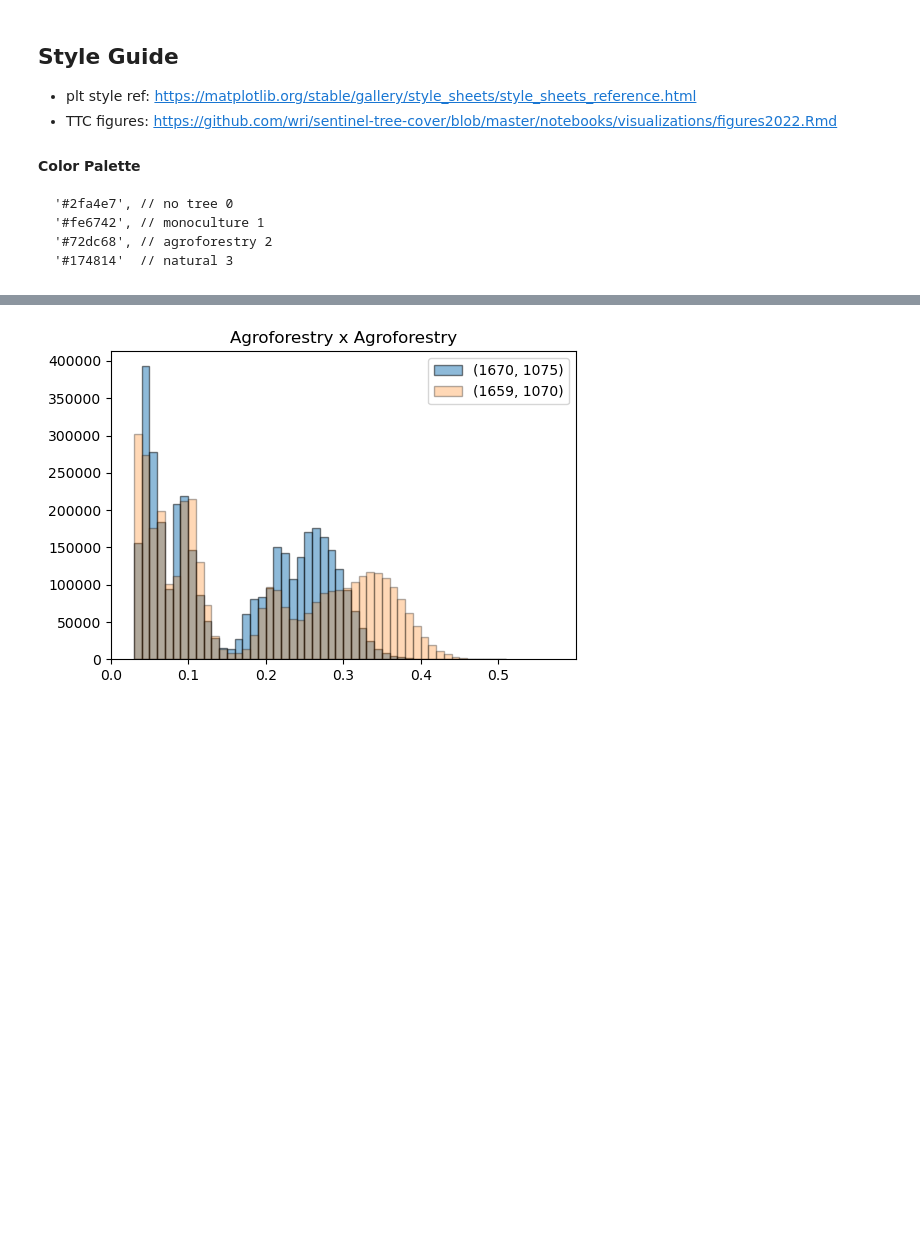
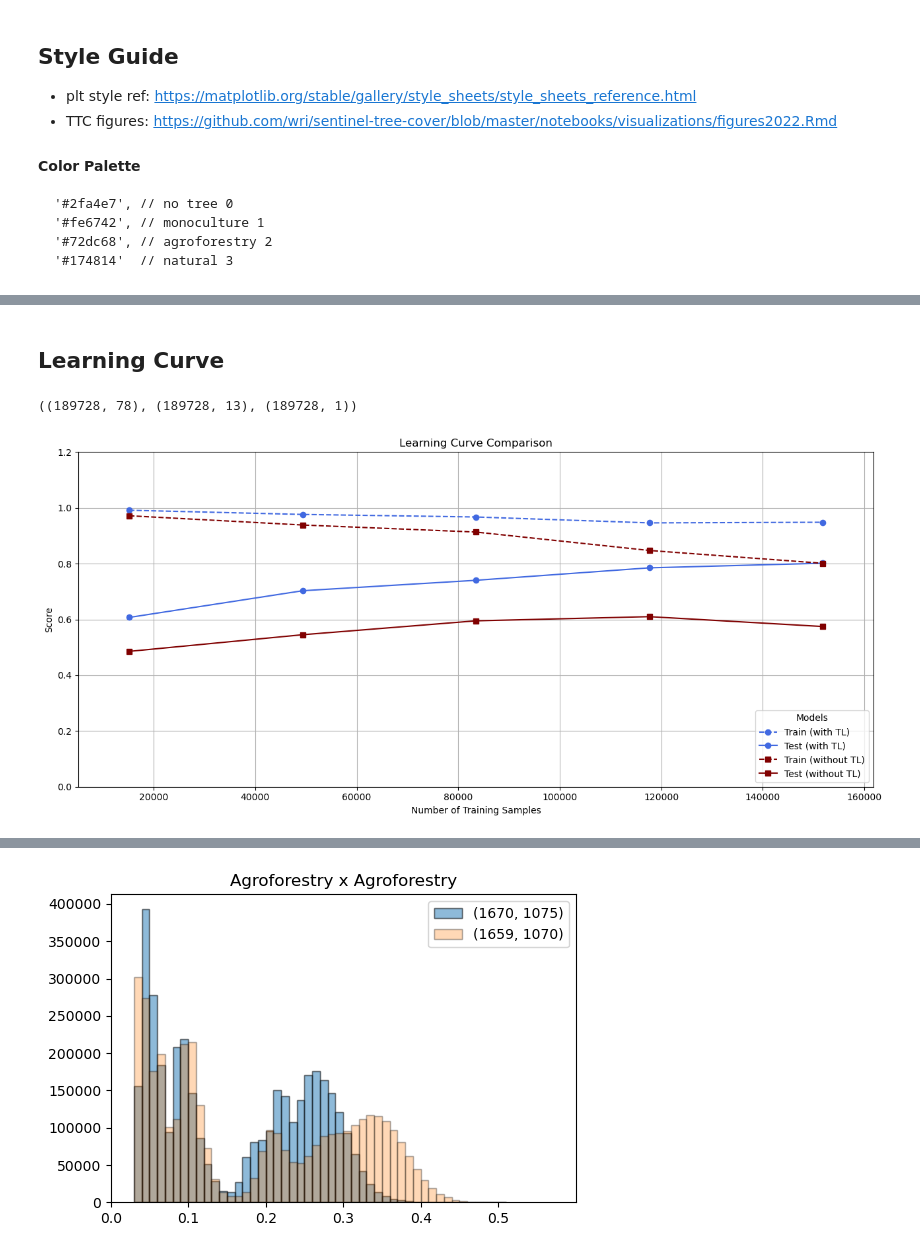
Before and after one commit to wri/plantation_classifier, a Jupyter notebook: notebooks/analyses/publication_visuals.ipynb, the cells around one changed output, grey strips where cells are left out. Drawn from its saved outputs; the diff is of its cells as text; code cells hidden in the pictures; blank space fills up the shorter version.

```diff
--- a/notebooks/analyses/publication_visuals.ipynb
+++ b/notebooks/analyses/publication_visuals.ipynb
@@ -80,0 +216,21 @@ Shea tree: (1660, 1128), (1661, 1128),
+# %% [markdown]
+## Learning Curve
+# %%
+## need to figure out how to create inputs in order to run this
+# import create_xy from src/features
+
+df = pd.read_csv('../../data/cleanlab/cleanlab_demo3.csv')
+
+X_train_full = df.iloc[:, 0:78]
+X_train_drop_ttc = df.iloc[:, 0:13]
+y_train = df.iloc[:, -1:]
+X_train_full.shape, X_train_drop_ttc.shape, y_train.shape
+# %% [output]
+((189728, 78), (189728, 13), (189728, 1))
+# %%
+# includes texture
+make.learning_curve_catboost(X_train_full,
+                            X_train_drop_ttc,
+                            y_train)
+# %% [output]
+[figure, added]
```
Also changed, not shown: parts of 24 cells of this notebook.
